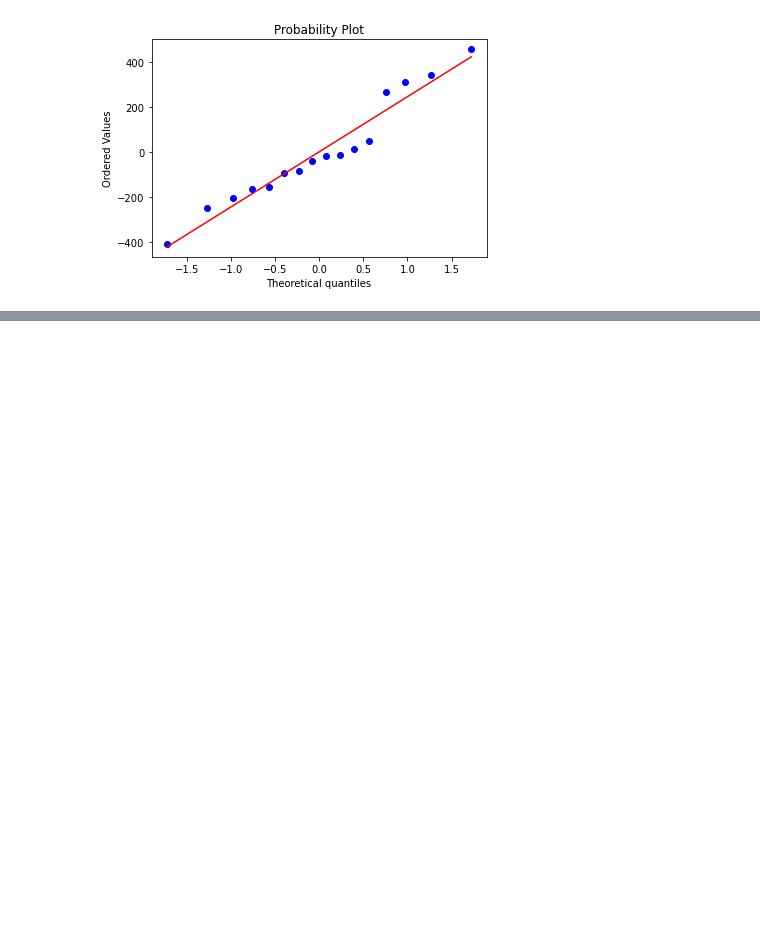
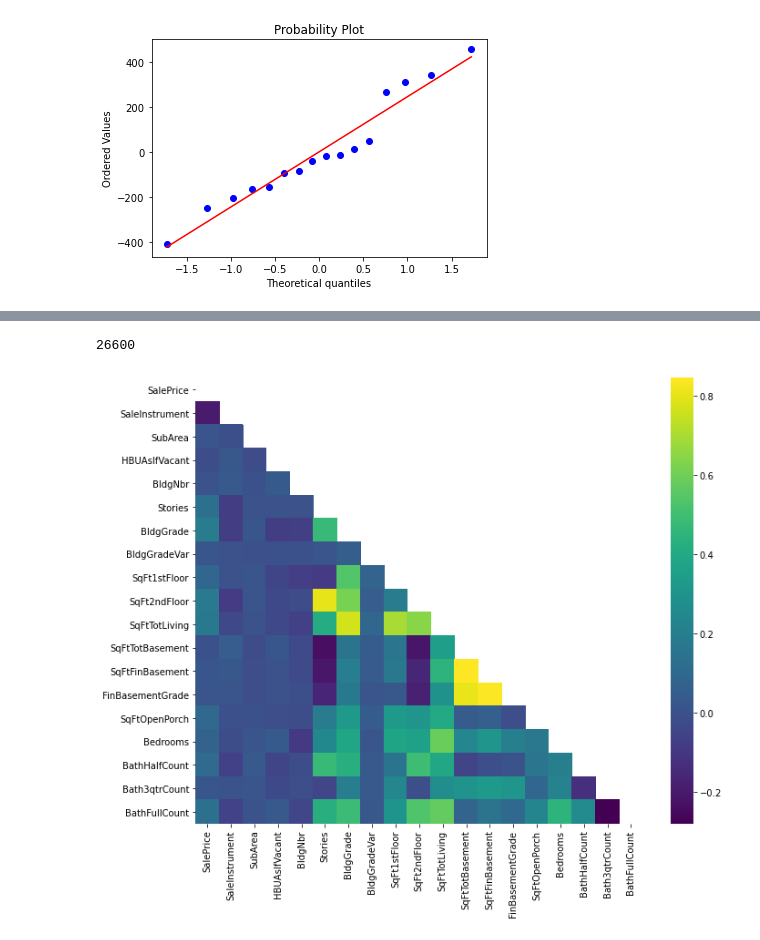
Before and after one commit to Ozxahmed/phase_2_project_chicago-sf-seattle-ds-082420, a Jupyter notebook: notebooks/exploratory/01_will_data_collection_exploration.ipynb, the cells around one changed output, grey strips where cells are left out. Cells and saved outputs as stored; diff of their text form; code cells hidden in the pictures; blank space fills up the shorter version.

```diff
--- a/notebooks/exploratory/01_will_data_collection_exploration.ipynb
+++ b/notebooks/exploratory/01_will_data_collection_exploration.ipynb
@@ -567,0 +964,3 @@ def hscdty_brpa_test (indep, dep, fsm_df, fsm_results):
+# %%
+newdf = rps_parcel_resbld_dfmerge[['DocumentDate','SalePrice','SaleInstrument','SubArea','HBUAsIfVacant','BldgNbr','Stories','BldgGrade','BldgGradeVar','SqFt1stFloor','SqFt2ndFloor','SqFtTotLiving',
+ 'SqFtTotBasement','SqFtFinBasement','FinBasementGrade','Bedrooms','BathHalfCount','Bath3qtrCount','BathFullCount','WfntFootage','SqFtOpenPorch','SqFtEnclosedPorch','WfntLocation']]
@@ -567,0 +997,15 @@ def hscdty_brpa_test (indep, dep, fsm_df, fsm_results):
+# %%
+newdf.dropna(inplace=True)
+# %%
+len(newdf)
+# %% [output]
+26600
+# %%
+corr = newdf.corr()
+# The mask is not necessary, but corr() has duplicate values on either side of the diagonal
+mask = np.triu(np.ones_like(corr, dtype=np.bool))
+
+fig1, ax1 = plt.subplots(figsize=(11, 9))
+sns.heatmap(corr, mask=mask, ax=ax1, cmap="viridis");
+# %% [output]
+[figure, added]
```
Also changed, not shown: parts of 63 cells of this notebook.
